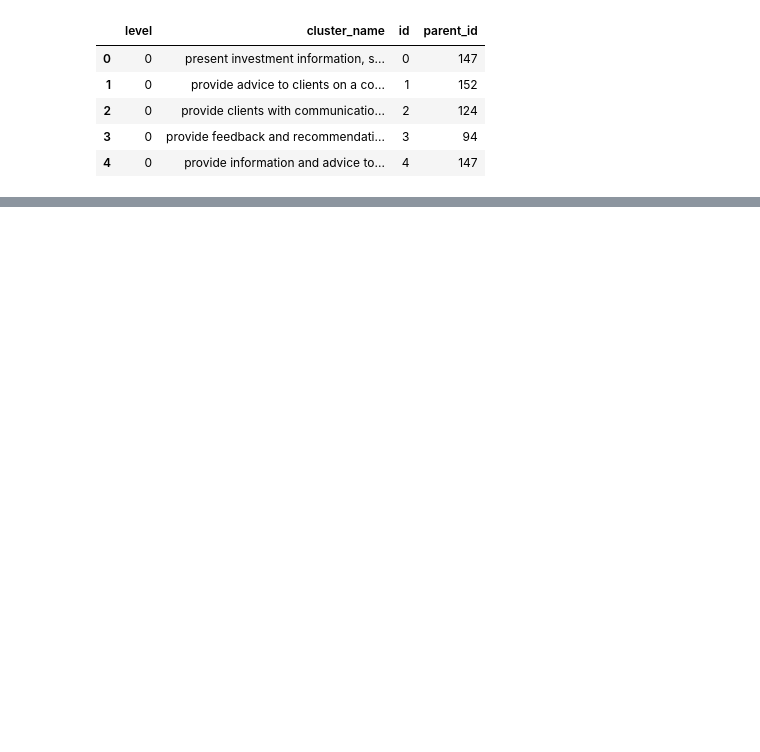
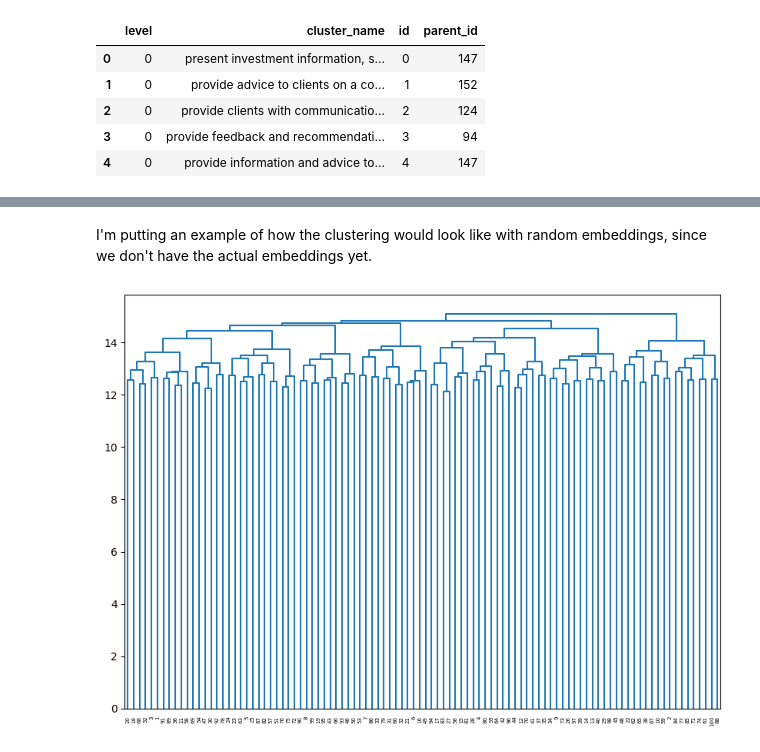
Before and after one commit to Engineering-AI-Systems-Team-3/chatgpt-at-work, a Jupyter notebook: chatgpt_at_work.ipynb, the cells around one changed output, grey strips where cells are left out. Saved outputs shown, nothing was run; the diff lists cells and outputs as text; code cells hidden in the pictures; blank space fills up the shorter version.

```diff
--- a/chatgpt_at_work.ipynb
+++ b/chatgpt_at_work.ipynb
@@ -288,0 +380,17 @@ mapped_conversations_df.head()
+# %% [markdown]
+I'm putting an example of how the clustering would look like with random embeddings, since we don't have the actual embeddings yet.
+# %%
+embedding_descriptions = np.random.rand(100, 1024)
+# %%
+linked = linkage(y=embedding_descriptions, method="ward")
+labelList = range(1, 101)
+# %%
+plt.figure(figsize=(10, 7))
+dendrogram(linked,
+            orientation='top',
+            labels=labelList,
+            distance_sort='descending',
+            show_leaf_counts=True)
+plt.show()
+# %% [output]
+[figure, added]
```
Also changed, not shown: parts of 16 cells of this notebook, 4 other files.
